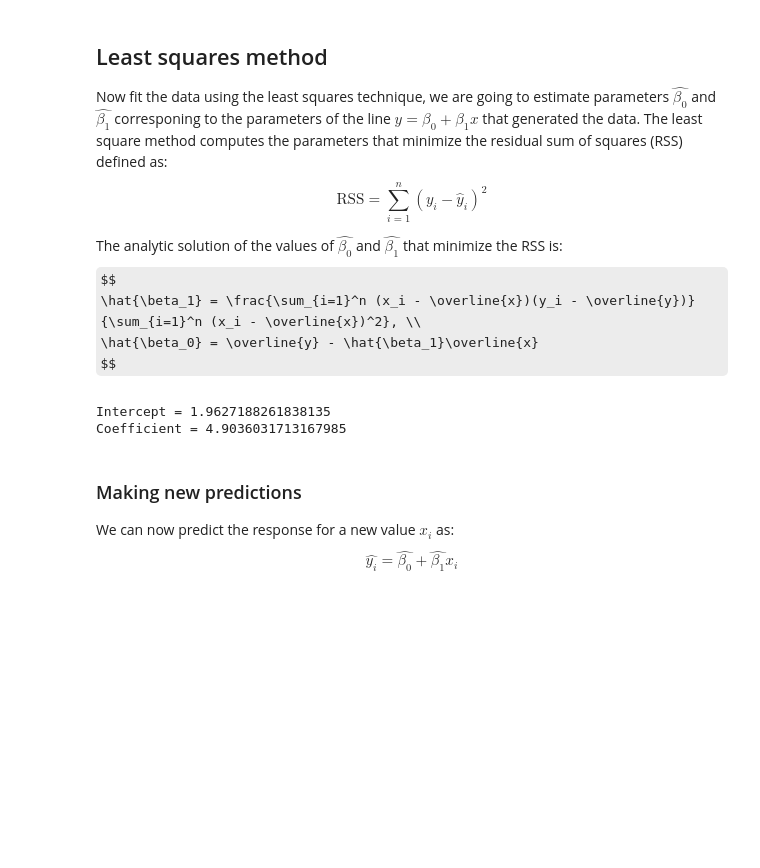
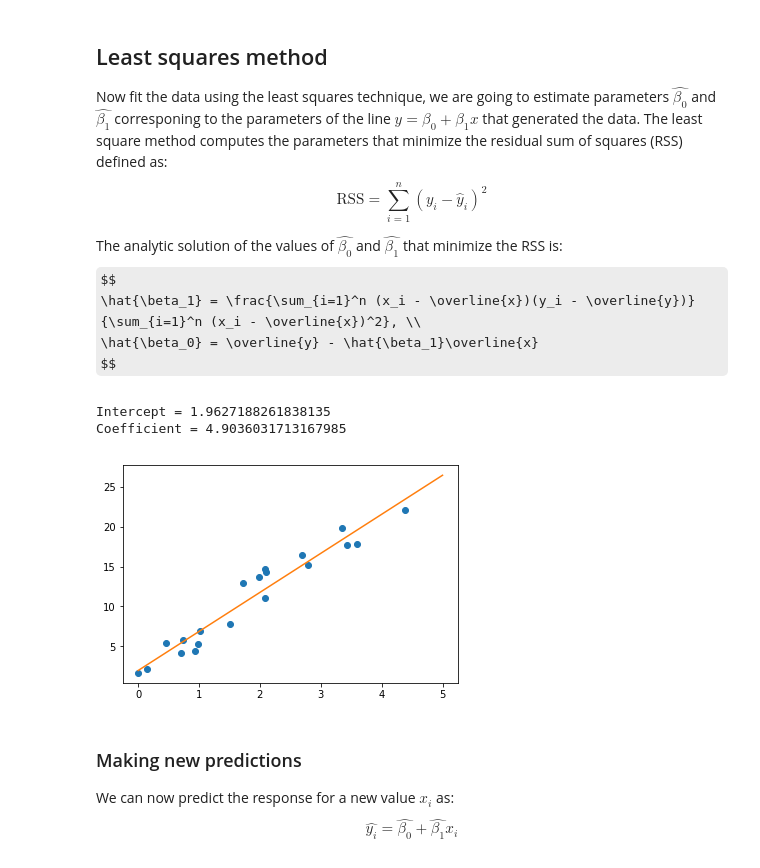
Before and after one commit to SergioAlvarezB/ml-numpy, a Jupyter notebook: notebooks/linear-regression.ipynb, the cells around one changed output. Cells and saved outputs as stored; diff of their text form; code cells hidden in the pictures; some formulas as TeX source; blank space fills up the shorter version.

```diff
--- a/notebooks/linear-regression.ipynb
+++ b/notebooks/linear-regression.ipynb
@@ -67,7 +66,7 @@ We compute the dependent variable, $y_i$, mapping with the function and adding s
 
 We are using zero mean and two standar deviation normal distributed noise.
 # %%
-y = (beta1*x + beta0) + 2*np.random.randn(sample_size)
+y = (beta1*x + beta0) + e*np.random.randn(sample_size)
 # %% [markdown]
 Let's check the data we are going to fit
 # %%
@@ -102,9 +101,16 @@ def simple_linear_regression(x, y):
 # %%
 b0, b1 = simple_linear_regression(x, y)
 print("Intercept = "+str(b0)+" \nCoefficient = " + str(b1))
+
+# Plottin rergession line over data
+x_axis = np.linspace(0, 5, 100)
+plt.plot(x, y, 'o')
+plt.plot(x_axis, b1*x_axis + b0)
+plt.show()
 # %% [output]
 Intercept = 1.9627188261838135
 Coefficient = 4.9036031713167985
+[figure, added]
 # %% [markdown]
 ### Making new predictions
 
```
Also changed, not shown: parts of 8 cells of this notebook.
